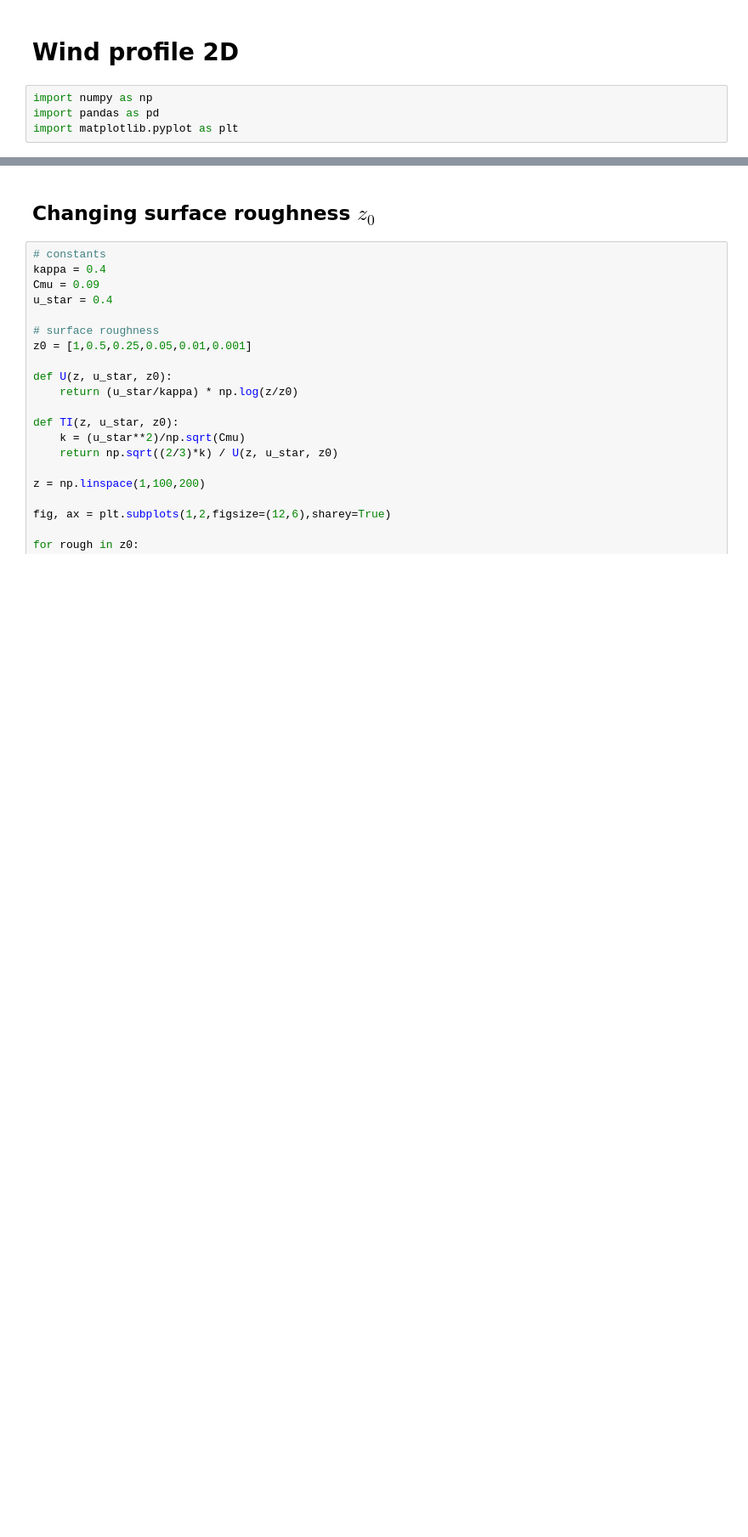
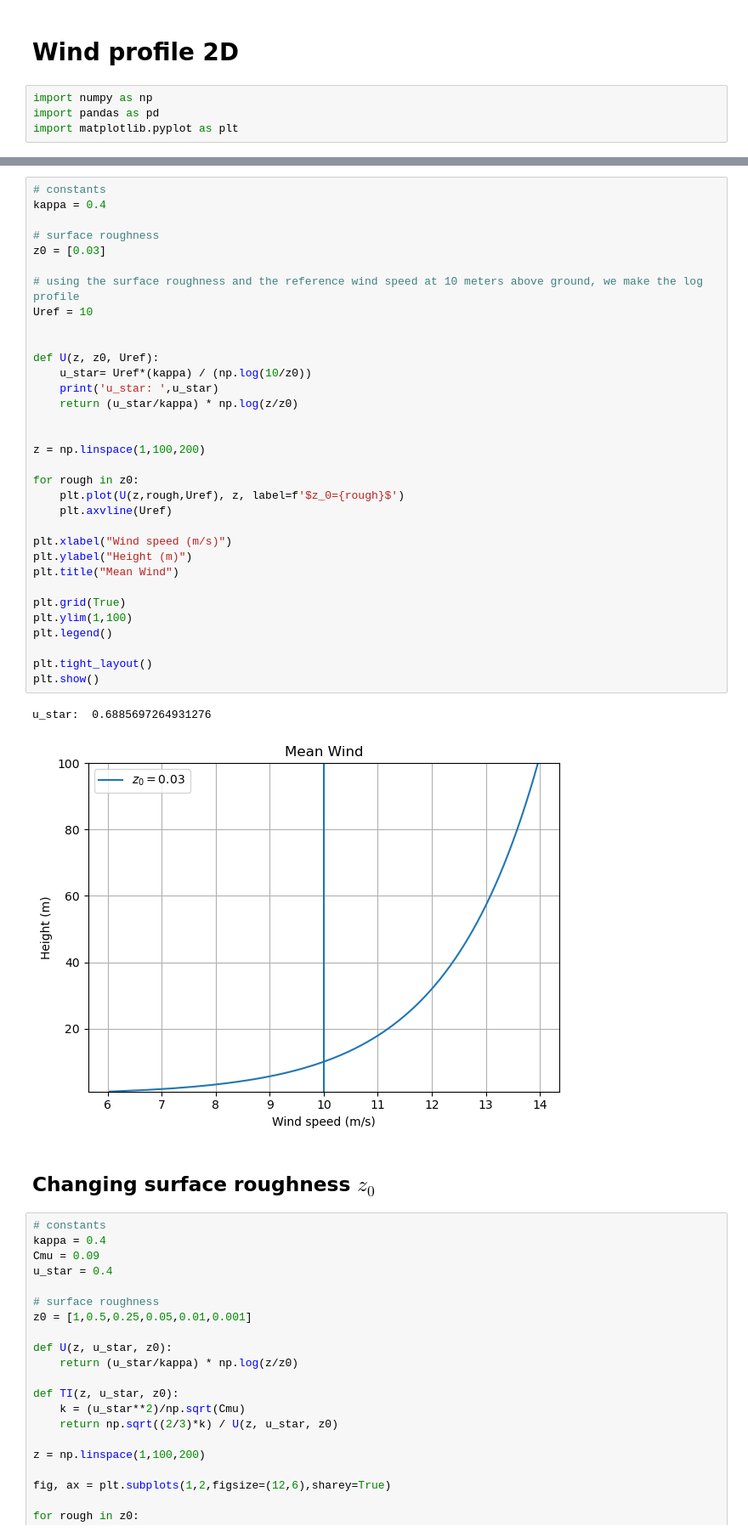
Before and after one commit to JacobManniche/Bachelor_legeplads, a Jupyter notebook: demos/wind profile 2D.ipynb, the cells around one changed output, grey strips where cells are left out. Shown at 85% size. Cells and saved outputs as stored; diff of their text form; blank space fills up the shorter version.

Commit message:
wind model update

```diff
--- a/demos/wind profile 2D.ipynb
+++ b/demos/wind profile 2D.ipynb
@@ -7,3 +9,39 @@ import matplotlib.pyplot as plt
+# %%
+# constants
+kappa = 0.4
+
+# surface roughness
+z0 = [0.03]
+
+# using the surface roughness and the reference wind speed at 10 meters above ground, we make the log profile
+Uref = 10
+
+
+def U(z, z0, Uref):
+    u_star= Uref*(kappa) / (np.log(10/z0))
+    print('u_star: ',u_star)
+    return (u_star/kappa) * np.log(z/z0)
+
+
+z = np.linspace(1,100,200)
+
+for rough in z0:
+    plt.plot(U(z,rough,Uref), z, label=f'$z_0={rough}$')
+    plt.axvline(Uref)
+
+plt.xlabel("Wind speed (m/s)")
+plt.ylabel("Height (m)")
+plt.title("Mean Wind")
+
+plt.grid(True)
+plt.ylim(1,100)
+plt.legend()
+
+plt.tight_layout()
+plt.show()
+# %% [output]
+u_star:  0.6885697264931276
+[figure, added]
 # %% [markdown]
 ## Changing surface roughness $z_0$
 # %%
```
Also changed, not shown: parts of 1 cell of this notebook, 1 other file.
